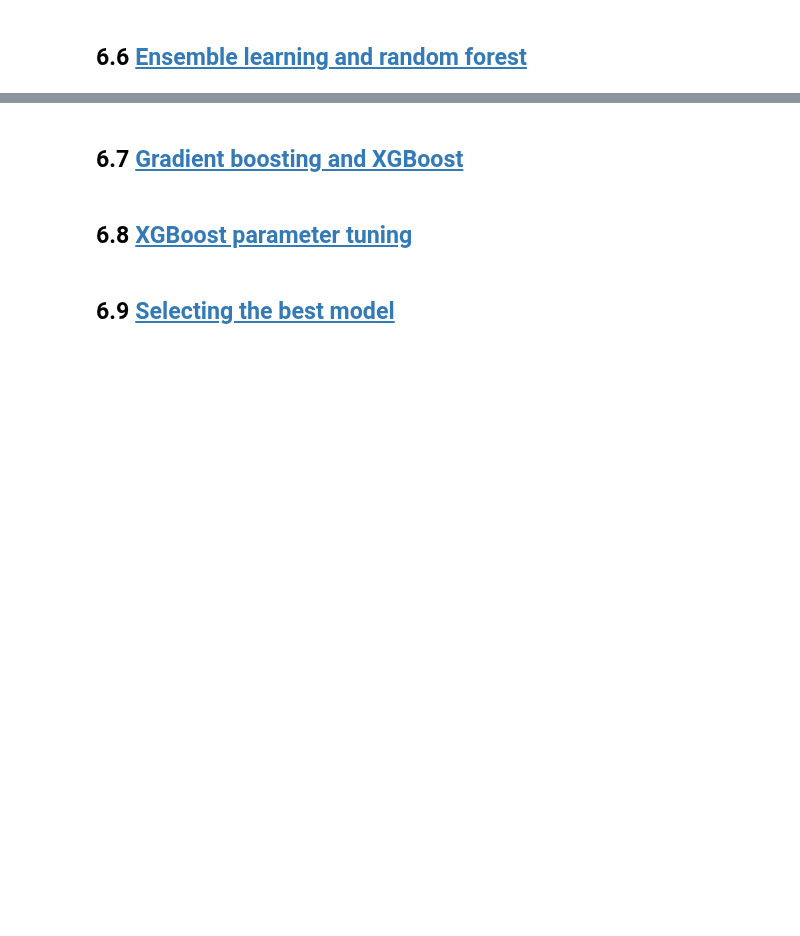
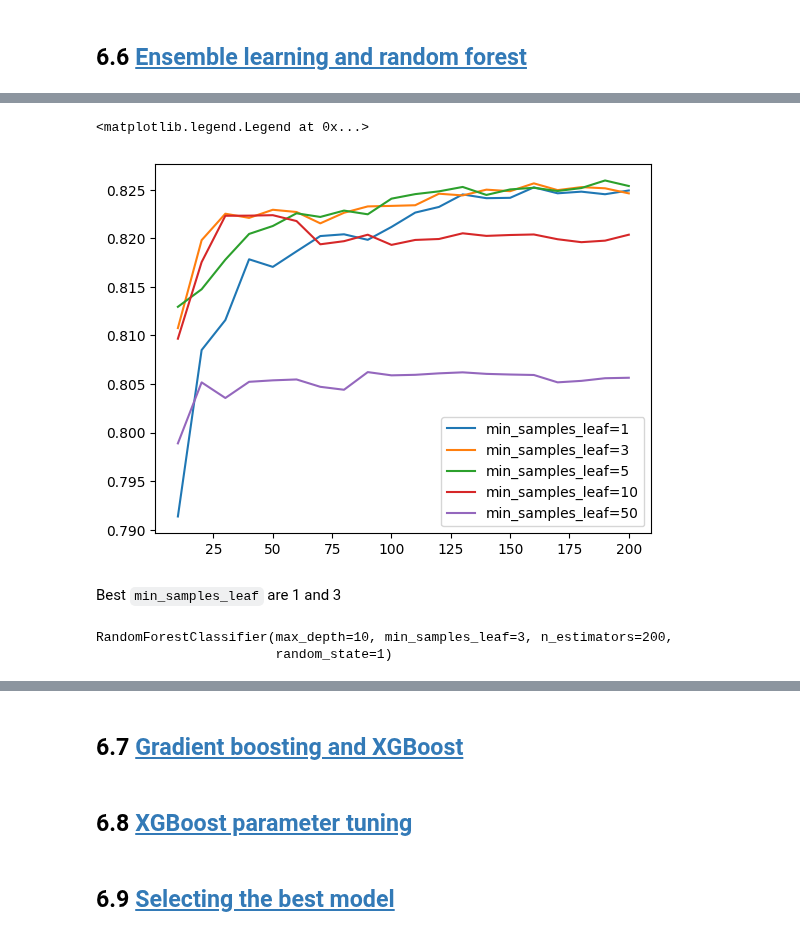
Before and after one commit to kemaldahha/machine-learning-course, a Jupyter notebook: week_6_notes.ipynb, the cells around one changed output, grey strips where cells are left out. Cells and saved outputs as stored; diff of their text form; code cells hidden in the pictures; blank space fills up the shorter version.

```diff
--- a/week_6_notes.ipynb
+++ b/week_6_notes.ipynb
@@ -402,0 +480,39 @@ sns.heatmap(df_scores.pivot(index="min_samples_leaf", columns="max_depth", value
+# %%
+scores = []
+
+for s in [1, 3, 5, 10, 50]:
+    for n in range(10, 201, 10):
+        rf = RandomForestClassifier(
+            max_depth=10,
+            min_samples_leaf=s,
+            n_estimators=n,
+            random_state=1)
+        rf.fit(X_train, y_train)
+
+        y_pred = rf.predict_proba(X_val)[:, 1]
+        auc = roc_auc_score(y_val, y_pred)
+
+        scores.append((s, n, auc))
+
+df_scores = pd.DataFrame(data=scores, columns=["min_samples_leaf", "n_estimators", "auc"])
+# %%
+import matplotlib.pyplot as plt
+
+for s in [1, 3, 5, 10, 50]:
+    plt.plot(df_scores[df_scores.min_samples_leaf==s].n_estimators, df_scores[df_scores.min_samples_leaf==s].auc, label=f"min_samples_leaf={s}")
+plt.legend()
+# %% [output]
+<matplotlib.legend.Legend at 0x...>
+[figure, added]
+# %% [markdown]
+Best `min_samples_leaf` are 1 and 3
+# %%
+rf = RandomForestClassifier(
+            max_depth=10,
+            min_samples_leaf=3,
+            n_estimators=200,
+            random_state=1)
+rf.fit(X_train, y_train)
+# %% [output]
+RandomForestClassifier(max_depth=10, min_samples_leaf=3, n_estimators=200,
+                       random_state=1)
```
Also changed, not shown: parts of 17 cells of this notebook, 1 other file.
